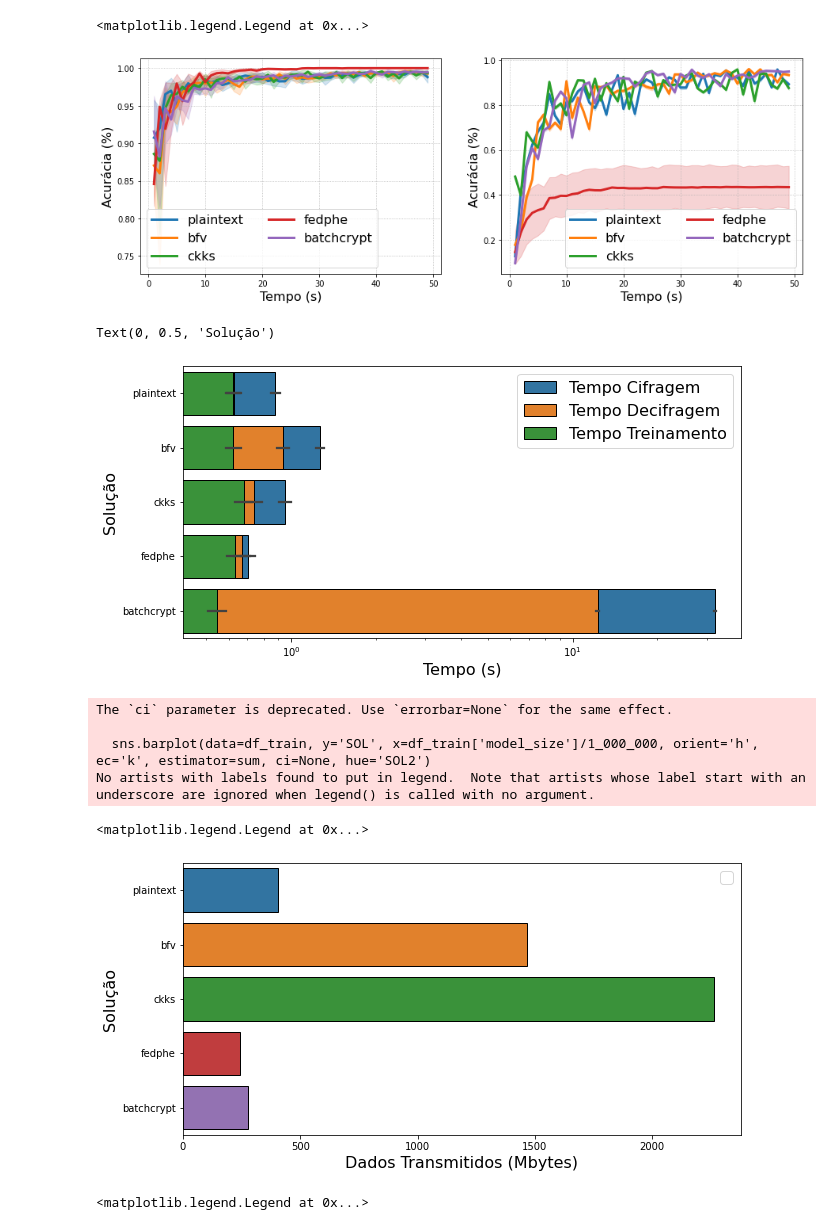
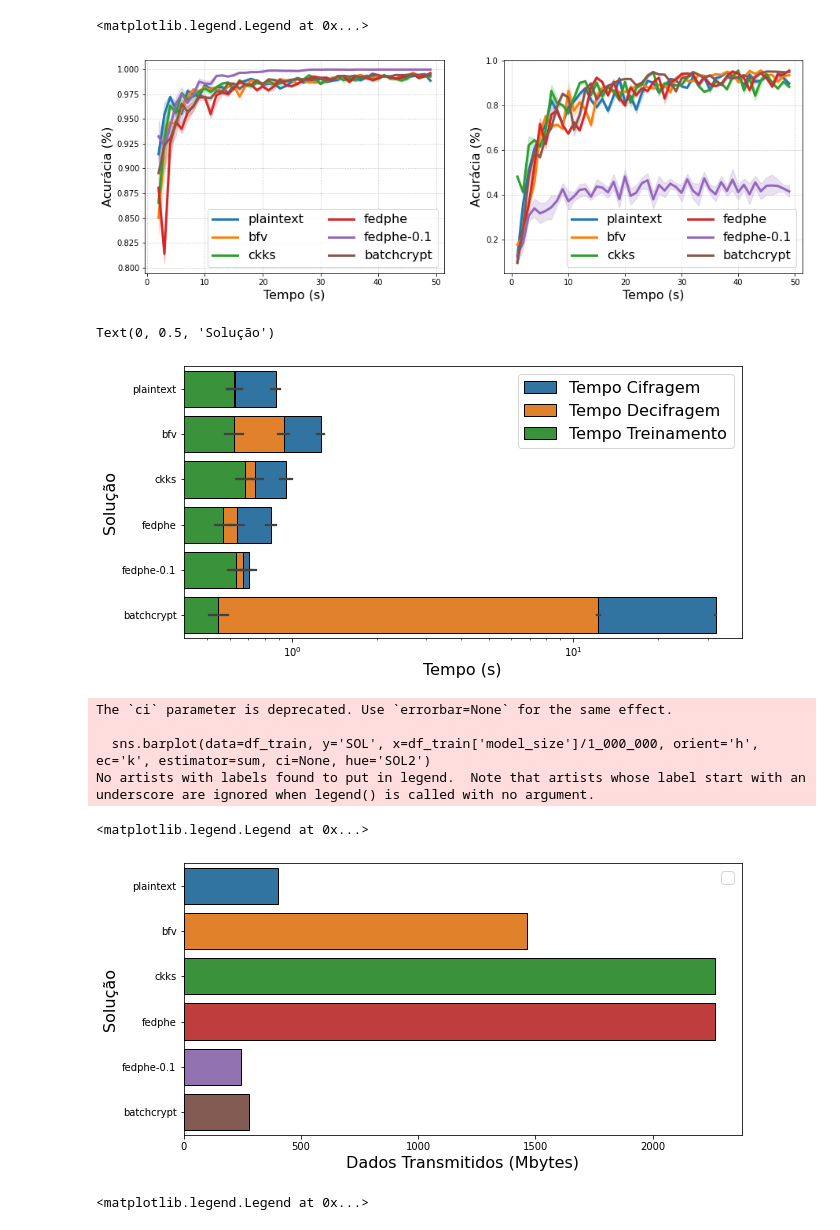
Before and after one commit to Numb4r/NVNL-FL, a Jupyter notebook: plot.ipynb, the cells around one changed output. Drawn from its saved outputs; the diff is of its cells as text; code cells hidden in the pictures.

Commit message:
fix butes plaintext

```diff
--- a/plot.ipynb
+++ b/plot.ipynb
@@ -3,7 +3,7 @@ import pandas as pd
 import seaborn as sns
 import matplotlib.pyplot as plt
 # %%
-SOLUTIONS = ['plaintext', 'bfv', 'ckks', 'fedphe', 'batchcrypt']
+SOLUTIONS = ['plaintext', 'bfv', 'ckks', 'fedphe', 'fedphe-0.1','batchcrypt']
 # %%
 df_train = pd.DataFrame()
 df_test  = pd.DataFrame()
@@ -32,31 +32,31 @@ df_train['time'] = df_train.apply(lambda x: x['train_time'] + x['cyfer_time'] +
 # %%
 fig, ax = plt.subplots(nrows=1, ncols=2, figsize=(15, 5))
 #palette=['gray', 'tab:orange',  'midnightblue']
 
 for idx, sol in enumerate(df_train['SOL'].unique()):
     df_ = df_train[df_train['SOL'] == sol].copy()
     df_.reset_index(inplace=True)
-    sns.lineplot(data=df_, x=df_['round'], y=df_['accuracy'], linewidth=3, label=sol, ax=ax[0])
+    sns.lineplot(data=df_, x=df_['round'], y=df_['accuracy'].rolling(5).mean(), linewidth=3, label=sol, ax=ax[0])
 
 ax[0].grid(True, linestyle=':')
 # ax.set_ylim(0.95,1)
 ax[0].set_xlabel('Tempo (s)', size=16)
 ax[0].set_ylabel('Acurácia (%)', size=16)
 ax[0].legend(fontsize=16, ncols=2)
 
 for idx, sol in enumerate(df_test['SOL'].unique()):
     df_ = df_test[df_test['SOL'] == sol].copy()
     df_.reset_index(inplace=True)
-    sns.lineplot(data=df_, x=df_['round'], y=df_['accuracy'], linewidth=3, label=sol, ax=ax[1])
+    sns.lineplot(data=df_, x=df_['round'], y=df_['accuracy'].rolling(5).mean(), linewidth=3, label=sol, ax=ax[1])
 
 ax[1].grid(True, linestyle=':')
 # ax.set_ylim(0.95,1)
 ax[1].set_xlabel('Tempo (s)', size=16)
 ax[1].set_ylabel('Acurácia (%)', size=16)
 ax[1].legend(fontsize=16, ncols=2)
 # %% [output]
 <matplotlib.legend.Legend at 0x...>
-[figure, old version]
+[figure, new version]
 # %%
 fig, ax = plt.subplots(figsize=(10, 5))
 
@@ -72,7 +72,7 @@ ax.legend(loc='upper right', fontsize=16)
 ax.set_ylabel('Solução', size=16)
 # %% [output]
 Text(0, 0.5, 'Solução')
-[figure, old version]
+[figure, new version]
 # %%
 fig, ax = plt.subplots(figsize=(10, 5))
 df_train['SOL2'] = df_train['SOL']
@@ -87,7 +87,7 @@ The `ci` parameter is deprecated. Use `errorbar=None` for the same effect.
   sns.barplot(data=df_train, y='SOL', x=df_train['model_size']/1_000_000, orient='h', ec='k', estimator=sum, ci=None, hue='SOL2')
 No artists with labels found to put in legend.  Note that artists whose label start with an underscore are ignored when legend() is called with no argument.
 <matplotlib.legend.Legend at 0x...>
-[figure, old version]
+[figure, new version]
 # %%
 df_he = pd.read_csv('logs/UCIHAR/evaluate_fhe.csv', names=['round', 'cid', 'loss', 'acc', 'time'])
 df_he['SOL'] = 'FHE'
```
Also changed, not shown: 10 other files.
